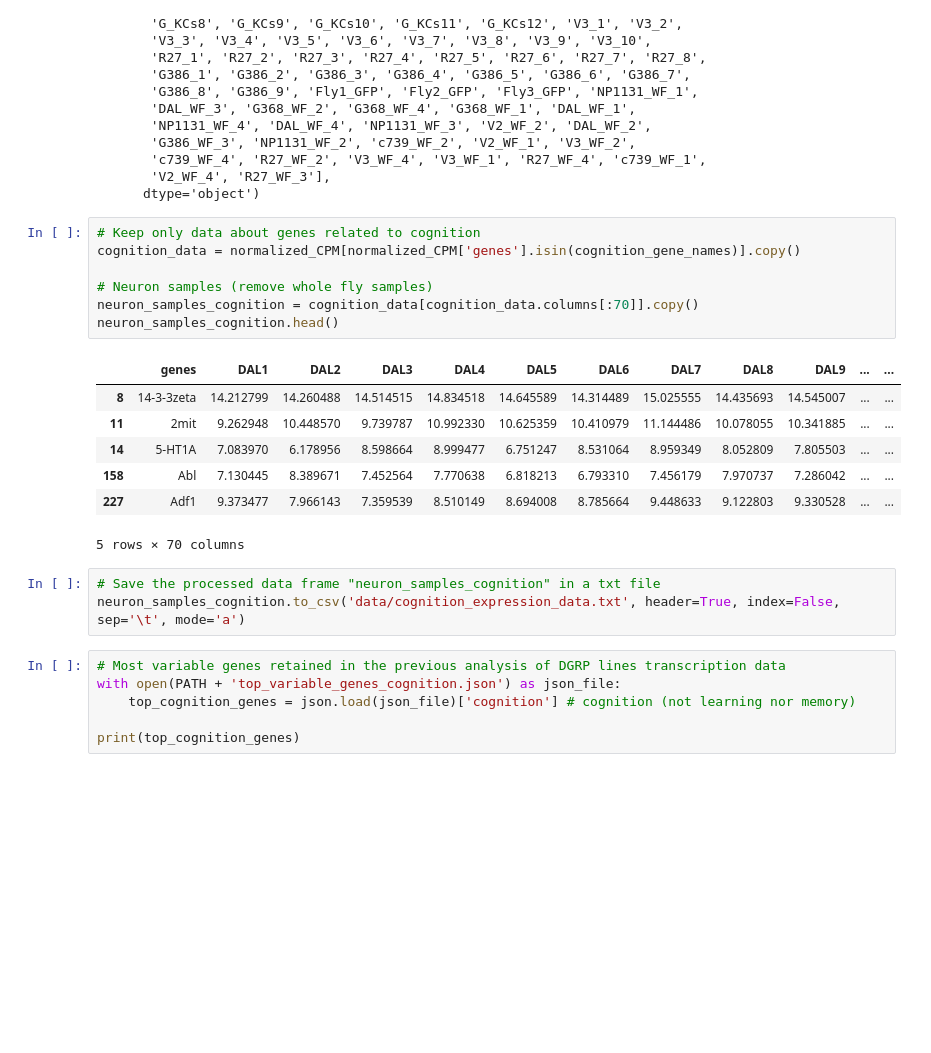
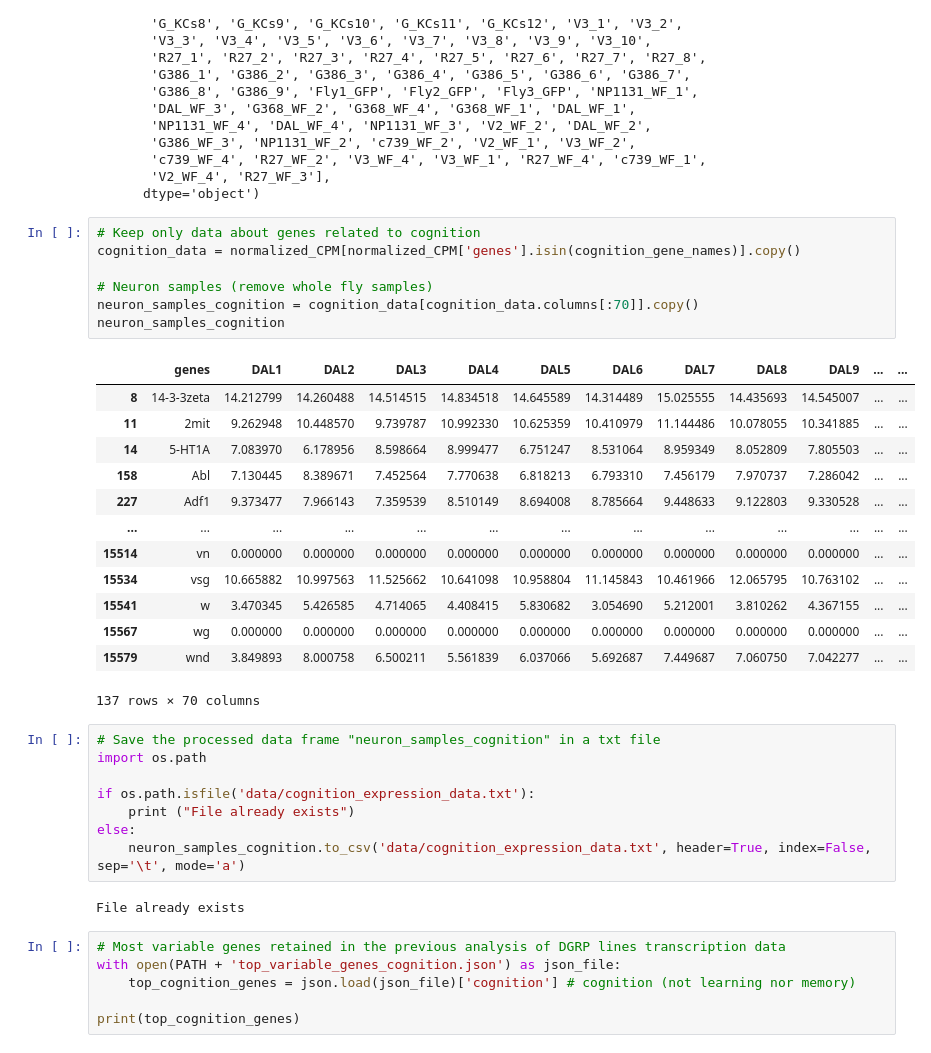
Before and after one commit to marieanselmet/genetic_link_metabolism_neurodegeneration, a Jupyter notebook: single_cell_RNAseq_MB/single_cell_RNAseq.ipynb, the cells around one changed output. Cells and saved outputs as stored; diff of their text form; blank space fills up the shorter version.

```diff
--- a/single_cell_RNAseq_MB/single_cell_RNAseq.ipynb
+++ b/single_cell_RNAseq_MB/single_cell_RNAseq.ipynb
@@ -108,21 +108,34 @@ Index(['genes', 'DAL1', 'DAL2', 'DAL3', 'DAL4', 'DAL5', 'DAL6', 'DAL7', 'DAL8',
 # %%
 # Keep only data about genes related to cognition
 cognition_data = normalized_CPM[normalized_CPM['genes'].isin(cognition_gene_names)].copy()
 
 # Neuron samples (remove whole fly samples)
 neuron_samples_cognition = cognition_data[cognition_data.columns[:70]].copy()
-neuron_samples_cognition.head()
+neuron_samples_cognition
 # %% [output]
 |  | genes | DAL1 | DAL2 | DAL3 | DAL4 | DAL5 | DAL6 | DAL7 | DAL8 | DAL9 | ... | ... |
 | 8 | 14-3-3zeta | 14.212799 | 14.260488 | 14.514515 | 14.834518 | 14.645589 | 14.314489 | 15.025555 | 14.435693 | 14.545007 | ... | ... |
 | 11 | 2mit | 9.262948 | 10.448570 | 9.739787 | 10.992330 | 10.625359 | 10.410979 | 11.144486 | 10.078055 | 10.341885 | ... | ... |
 | 14 | 5-HT1A | 7.083970 | 6.178956 | 8.598664 | 8.999477 | 6.751247 | 8.531064 | 8.959349 | 8.052809 | 7.805503 | ... | ... |
 | 158 | Abl | 7.130445 | 8.389671 | 7.452564 | 7.770638 | 6.818213 | 6.793310 | 7.456179 | 7.970737 | 7.286042 | ... | ... |
 | 227 | Adf1 | 9.373477 | 7.966143 | 7.359539 | 8.510149 | 8.694008 | 8.785664 | 9.448633 | 9.122803 | 9.330528 | ... | ... |
+| ... | ... | ... | ... | ... | ... | ... | ... | ... | ... | ... | ... | ... |
+| 15514 | vn | 0.000000 | 0.000000 | 0.000000 | 0.000000 | 0.000000 | 0.000000 | 0.000000 | 0.000000 | 0.000000 | ... | ... |
+| 15534 | vsg | 10.665882 | 10.997563 | 11.525662 | 10.641098 | 10.958804 | 11.145843 | 10.461966 | 12.065795 | 10.763102 | ... | ... |
+| 15541 | w | 3.470345 | 5.426585 | 4.714065 | 4.408415 | 5.830682 | 3.054690 | 5.212001 | 3.810262 | 4.367155 | ... | ... |
+| 15567 | wg | 0.000000 | 0.000000 | 0.000000 | 0.000000 | 0.000000 | 0.000000 | 0.000000 | 0.000000 | 0.000000 | ... | ... |
+| 15579 | wnd | 3.849893 | 8.000758 | 6.500211 | 5.561839 | 6.037066 | 5.692687 | 7.449687 | 7.060750 | 7.042277 | ... | ... |
-5 rows × 70 columns
+137 rows × 70 columns
 # %%
 # Save the processed data frame "neuron_samples_cognition" in a txt file
-neuron_samples_cognition.to_csv('data/cognition_expression_data.txt', header=True, index=False, sep='\t', mode='a')
+import os.path
+
+if os.path.isfile('data/cognition_expression_data.txt'):
+    print ("File already exists")
+else:
+    neuron_samples_cognition.to_csv('data/cognition_expression_data.txt', header=True, index=False, sep='\t', mode='a')
+# %% [output]
+File already exists
 # %%
 # Most variable genes retained in the previous analysis of DGRP lines transcription data
 with open(PATH + 'top_variable_genes_cognition.json') as json_file:
```
